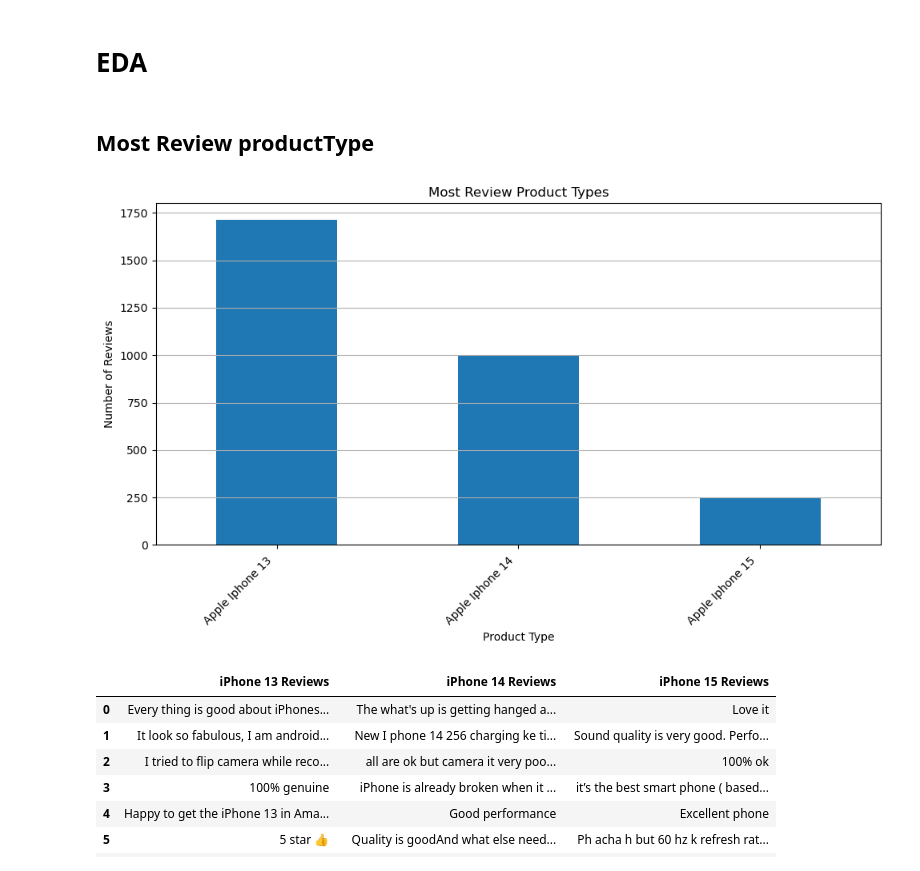
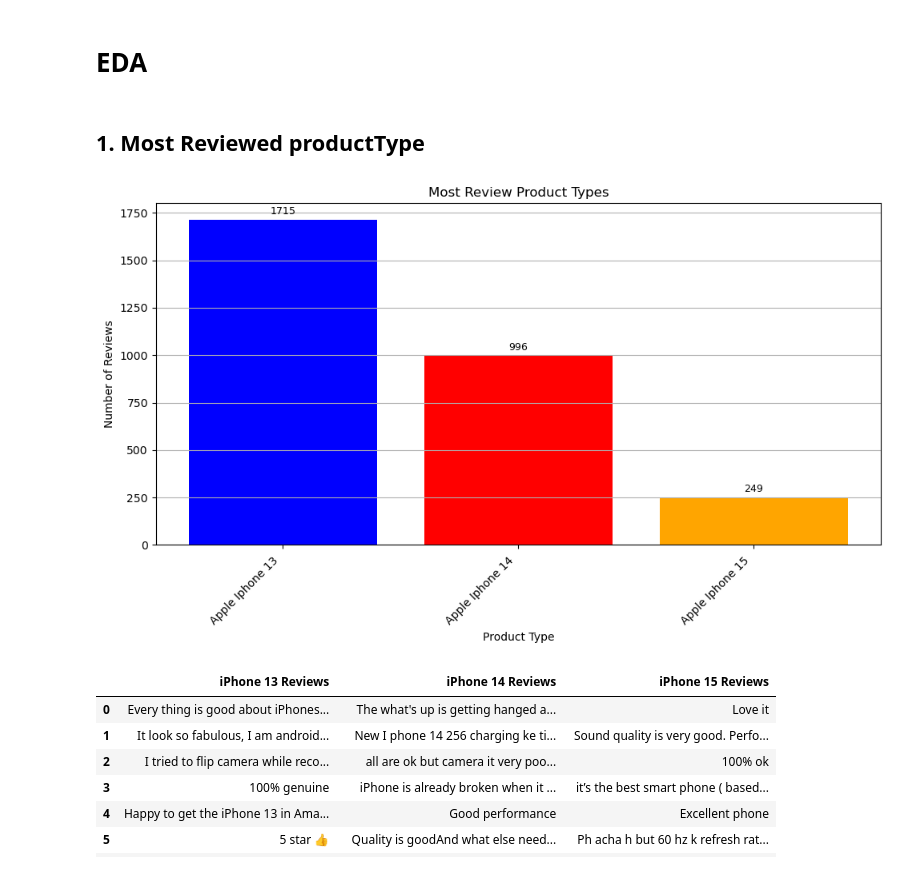
Before and after one commit to FTDS-assignment-bay/p2-final-project-ftds-027-hck-group-001, a Jupyter notebook: wordcloud.ipynb, the cells around one changed output. Drawn from its saved outputs; the diff is of its cells as text; code cells hidden in the pictures.

```diff
--- a/wordcloud.ipynb
+++ b/wordcloud.ipynb
@@ -697,23 +679,35 @@ df.to_csv('iphone_review_cleaned.csv', index=False)
 # %% [markdown]
 # **EDA**
 # %% [markdown]
-## Most Review productType
+## 1. Most Reviewed productType
 # %%
-# Count top selling product types
+# Hitung top-selling product types
 top_product_types = df['productType'].value_counts().sort_values(ascending=False)
 
-# Plotting the bar chart
+colors = ['blue', 'red', 'orange', 'green', 'purple', 'cyan']
+color_list = colors[:len(top_product_types)]
+
+# Plot
 plt.figure(figsize=(10, 6))
-top_product_types.plot(kind='bar')
+bars = plt.bar(top_product_types.index, top_product_types.values, color=color_list)
 plt.title("Most Review Product Types")
 plt.xlabel("Product Type")
 plt.ylabel("Number of Reviews")
 plt.xticks(rotation=45, ha='right')
 plt.tight_layout()
 plt.grid(axis='y')
+
+for bar in bars:
+    height = bar.get_height()
+    plt.annotate(f'{height}',
+                 xy=(bar.get_x() + bar.get_width() / 2, height),
+                 xytext=(0, 3),
+                 textcoords="offset points",
+                 ha='center', va='bottom', fontsize=9)
+
 plt.show()
 # %% [output]
-[figure, old version]
+[figure, new version]
 # %%
 # Filter masing-masing iPhone
 iphone13 = df[df['productType'] == 'Apple Iphone 13 ']['reviewDescription'].reset_index(drop=True)
```
Also changed, not shown: parts of 34 cells of this notebook.
